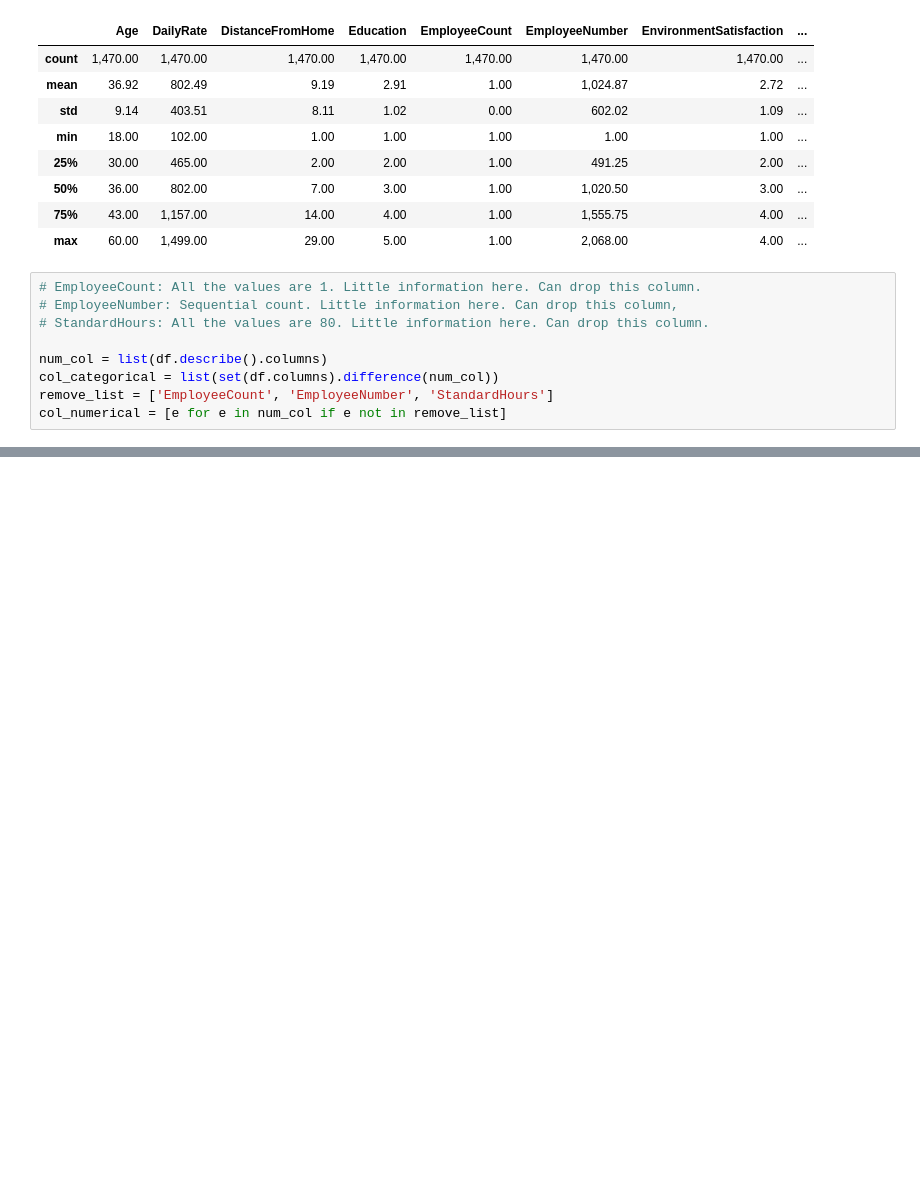
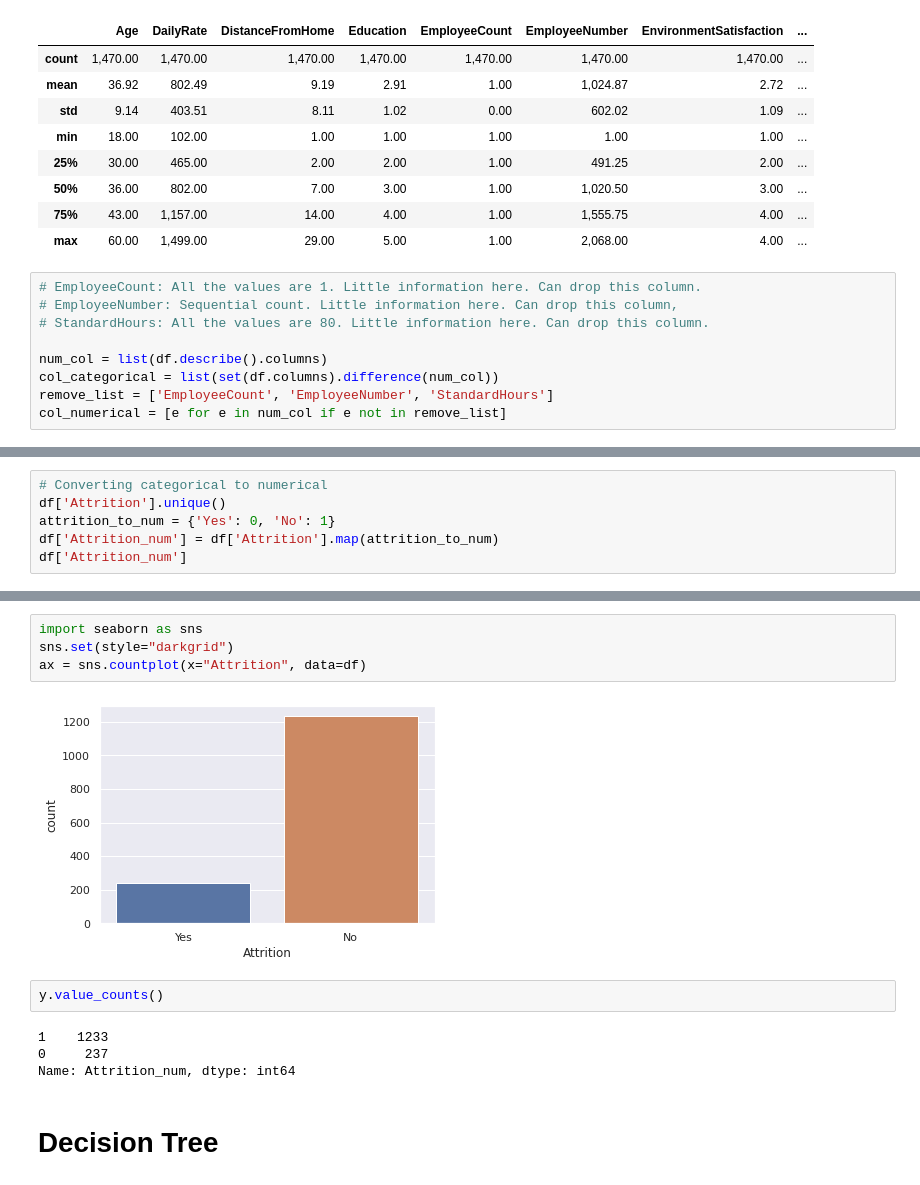
Before and after one commit to zaephaer/MLU-10-HR-DecisonTree, a Jupyter notebook: HR_Attrition_DecisionTree.ipynb, the cells around one changed output, grey strips where cells are left out. Cells and saved outputs as stored; diff of their text form; blank space fills up the shorter version.

```diff
--- a/HR_Attrition_DecisionTree.ipynb
+++ b/HR_Attrition_DecisionTree.ipynb
@@ -84,0 +138,6 @@ col_numerical = [e for e in num_col if e not in remove_list]
+# %%
+# Converting categorical to numerical
+df['Attrition'].unique()
+attrition_to_num = {'Yes': 0, 'No': 1}
+df['Attrition_num'] = df['Attrition'].map(attrition_to_num)
+df['Attrition_num']
@@ -84,0 +213,14 @@ col_numerical = [e for e in num_col if e not in remove_list]
+# %%
+import seaborn as sns
+sns.set(style="darkgrid")
+ax = sns.countplot(x="Attrition", data=df)
+# %% [output]
+[figure, added]
+# %%
+y.value_counts()
+# %% [output]
+1    1233
+0     237
+Name: Attrition_num, dtype: int64
+# %% [markdown]
+# Decision Tree
```
Also changed, not shown: parts of 17 cells of this notebook.
